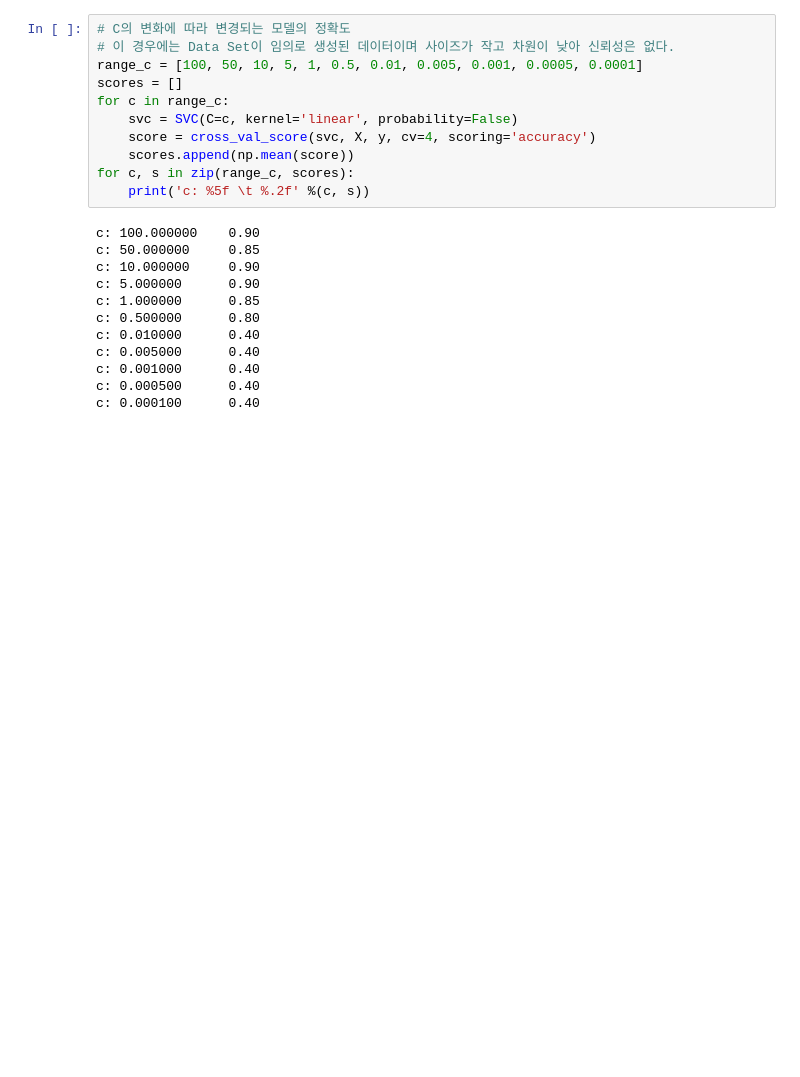
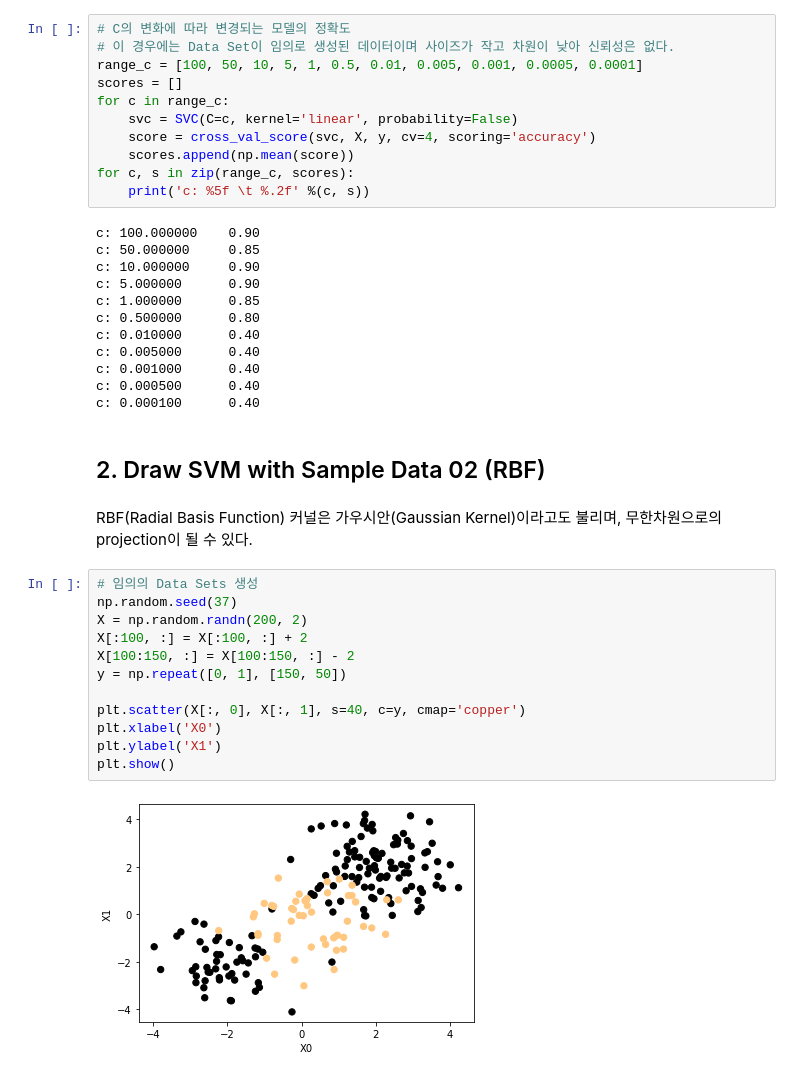
Before and after one commit to iss760/machine-learning, a Jupyter notebook: model/support_vector_machine.ipynb, the cells around one changed output. Drawn from its saved outputs; the diff is of its cells as text; blank space fills up the shorter version.

Commit message:
Add second svm with sample data

```diff
--- a/model/support_vector_machine.ipynb
+++ b/model/support_vector_machine.ipynb
@@ -238,3 +215,21 @@ c: 0.005000      0.40
 c: 0.001000      0.40
 c: 0.000500      0.40
 c: 0.000100      0.40
+# %% [markdown]
+## 2. Draw SVM with Sample Data 02 (RBF)
+# %% [markdown]
+RBF(Radial Basis Function) 커널은 가우시안(Gaussian Kernel)이라고도 불리며, 무한차원으로의 projection이 될 수 있다.
+# %%
+# 임의의 Data Sets 생성
+np.random.seed(37)
+X = np.random.randn(200, 2)
+X[:100, :] = X[:100, :] + 2
+X[100:150, :] = X[100:150, :] - 2
+y = np.repeat([0, 1], [150, 50])
+
+plt.scatter(X[:, 0], X[:, 1], s=40, c=y, cmap='copper')
+plt.xlabel('X0')
+plt.ylabel('X1')
+plt.show()
+# %% [output]
+[figure, added]
```
Also changed, not shown: parts of 14 cells of this notebook.
